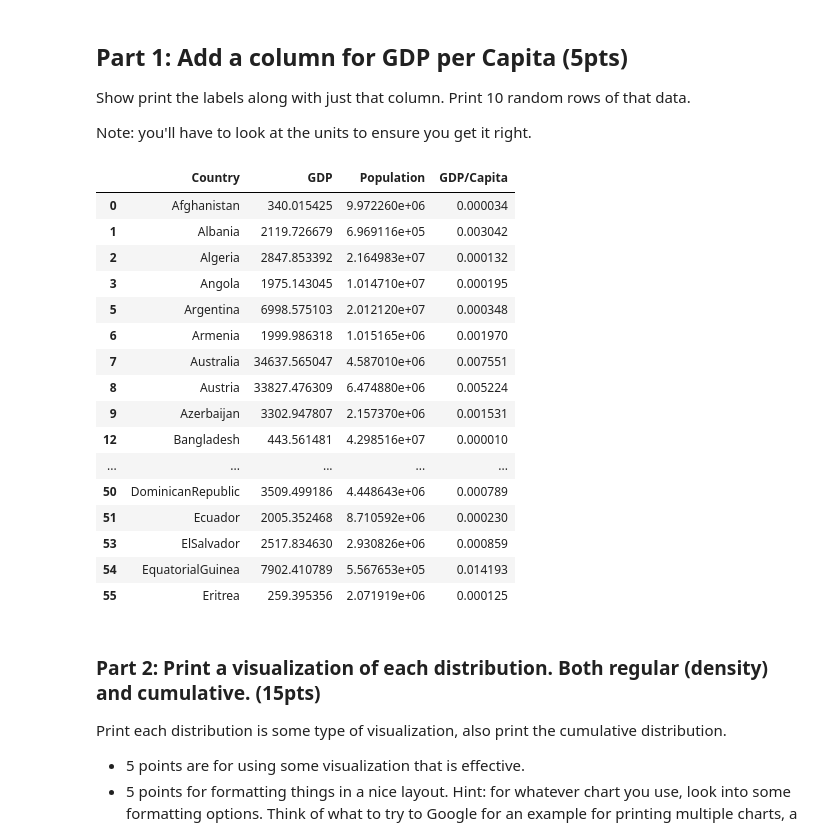
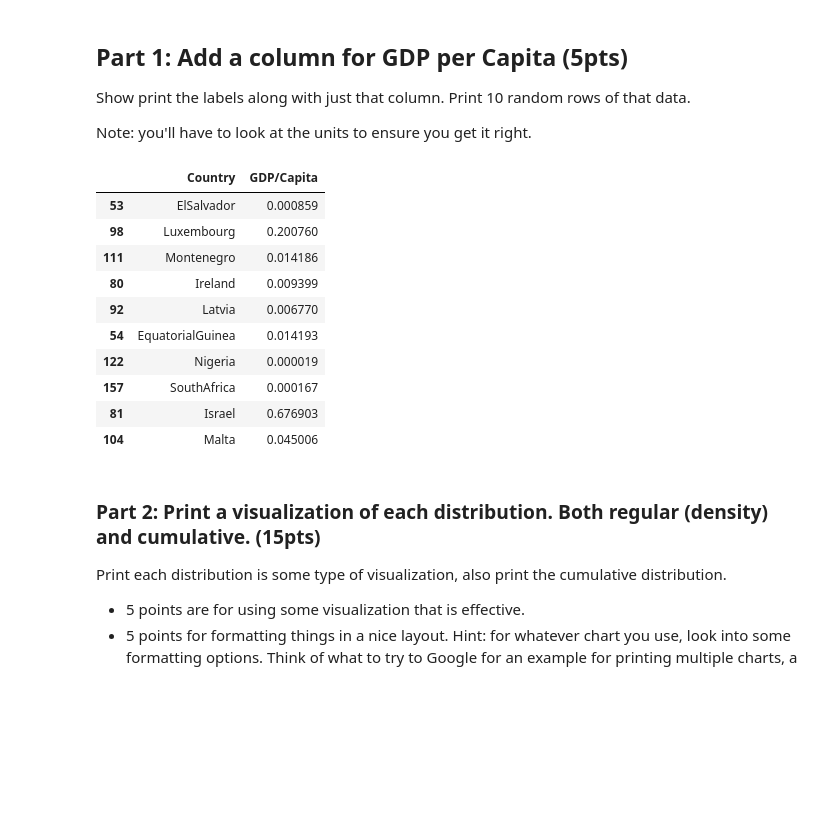
Before and after one commit to Nishaa95/BSIP_Assignment_2_Students, a Jupyter notebook: stats_asn_2_start.ipynb, the cells around one changed output. Cells and saved outputs as stored; diff of their text form; code cells hidden in the pictures; blank space fills up the shorter version.

```diff
--- a/stats_asn_2_start.ipynb
+++ b/stats_asn_2_start.ipynb
@@ -56,28 +56,23 @@ Show print the labels along with just that column. Print 10 random rows of that
 
 Note: you'll have to look at the units to ensure you get it right.
 # %%
-dfLE["GDP/Capita"] = np.arange(len(dfLE))
-dfLE["GDP/Capita"] = dfLE["GDP"]/dfLE["Population"]
+
+dfLE["GDP/Capita"] = (dfLE["GDP"]/dfLE["Population"])
 dfLE.dropna(inplace=True)
-dfLE[["Country","GDP","Population","GDP/Capita"]].head(40)
+
+dfLE[["Country","GDP/Capita"]].sample(10)
 # %% [output]
-|  | Country | GDP | Population | GDP/Capita |
-| 0 | Afghanistan | 340.015425 | 9.972260e+06 | 0.000034 |
-| 1 | Albania | 2119.726679 | 6.969116e+05 | 0.003042 |
-| 2 | Algeria | 2847.853392 | 2.164983e+07 | 0.000132 |
-| 3 | Angola | 1975.143045 | 1.014710e+07 | 0.000195 |
-| 5 | Argentina | 6998.575103 | 2.012120e+07 | 0.000348 |
-| 6 | Armenia | 1999.986318 | 1.015165e+06 | 0.001970 |
-| 7 | Australia | 34637.565047 | 4.587010e+06 | 0.007551 |
-| 8 | Austria | 33827.476309 | 6.474880e+06 | 0.005224 |
-| 9 | Azerbaijan | 3302.947807 | 2.157370e+06 | 0.001531 |
-| 12 | Bangladesh | 443.561481 | 4.298516e+07 | 0.000010 |
-| ... | ... | ... | ... | ... |
-| 50 | DominicanRepublic | 3509.499186 | 4.448643e+06 | 0.000789 |
-| 51 | Ecuador | 2005.352468 | 8.710592e+06 | 0.000230 |
-| 53 | ElSalvador | 2517.834630 | 2.930826e+06 | 0.000859 |
-| 54 | EquatorialGuinea | 7902.410789 | 5.567653e+05 | 0.014193 |
-| 55 | Eritrea | 259.395356 | 2.071919e+06 | 0.000125 |
+|  | Country | GDP/Capita |
+| 53 | ElSalvador | 0.000859 |
+| 98 | Luxembourg | 0.200760 |
+| 111 | Montenegro | 0.014186 |
+| 80 | Ireland | 0.009399 |
+| 92 | Latvia | 0.006770 |
+| 54 | EquatorialGuinea | 0.014193 |
+| 122 | Nigeria | 0.000019 |
+| 157 | SouthAfrica | 0.000167 |
+| 81 | Israel | 0.676903 |
+| 104 | Malta | 0.045006 |
 # %% [markdown]
 ### Part 2: Print a visualization of each distribution. Both regular (density) and cumulative. (15pts)
 
```
Also changed, not shown: parts of 38 cells of this notebook.
